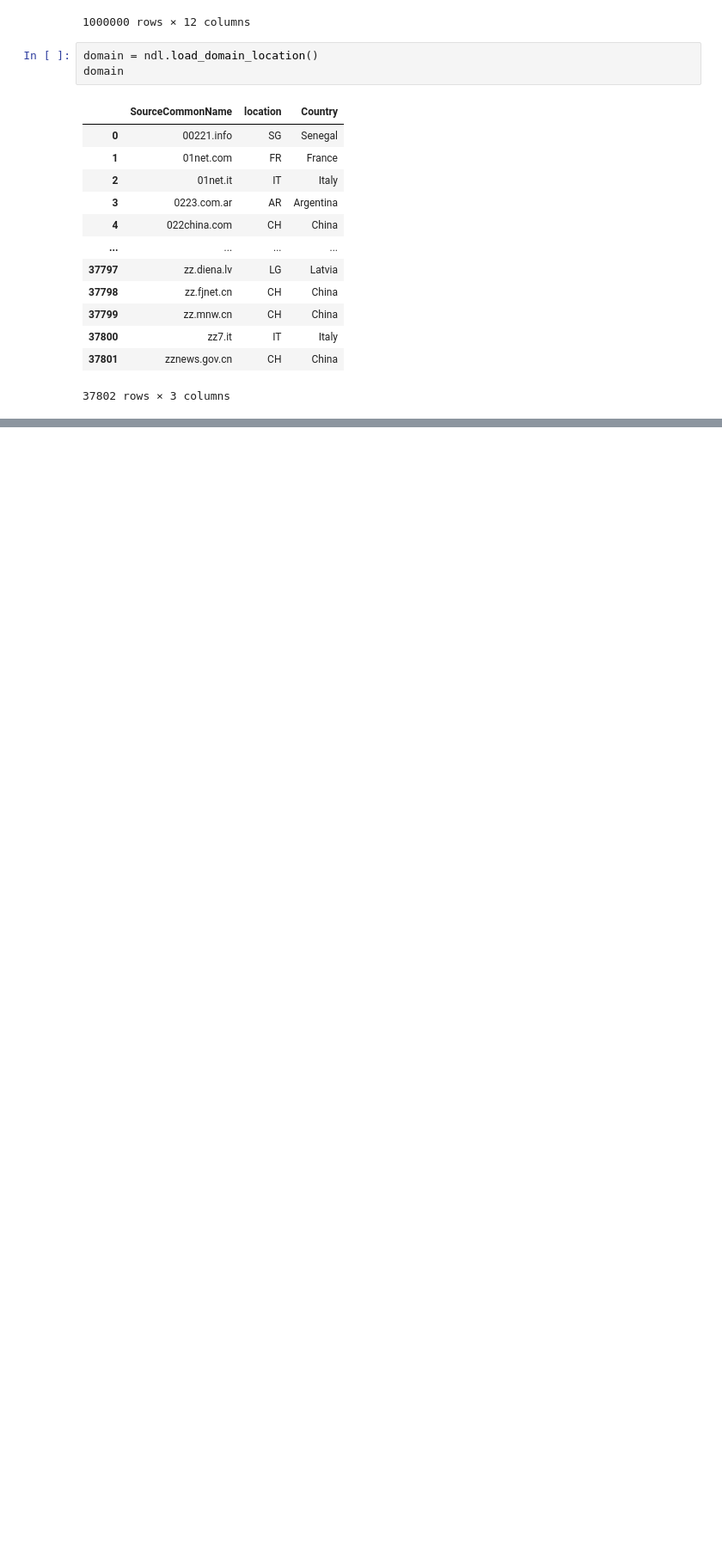
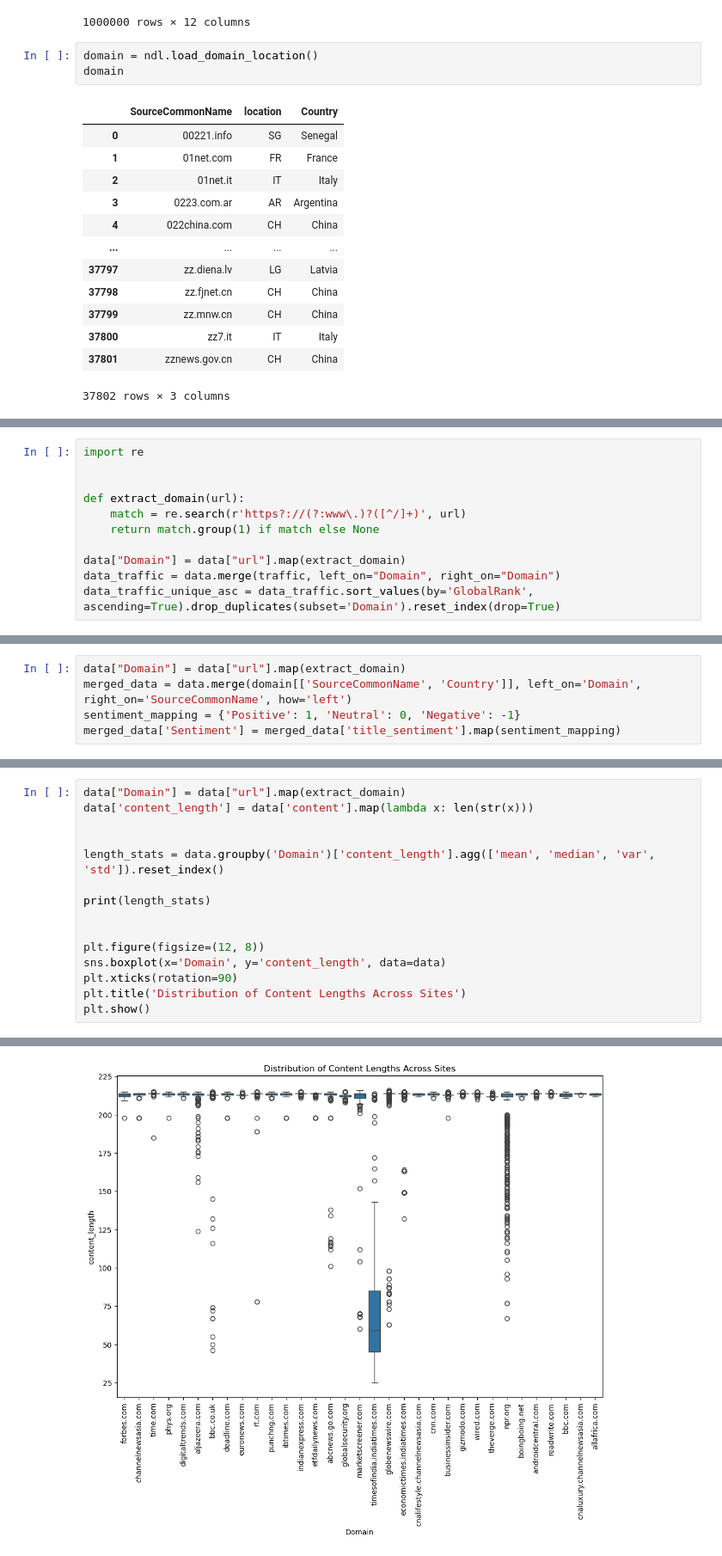
Before and after one commit to mekbibisdone/news_correlation, a Jupyter notebook: notebooks/news_data_view.ipynb, the cells around one changed output, grey strips where cells are left out. Shown at 86% size. Cells and saved outputs as stored; diff of their text form; blank space fills up the shorter version.

```diff
--- a/notebooks/news_data_view.ipynb
+++ b/notebooks/news_data_view.ipynb
@@ -63,0 +108,11 @@ domain
+# %%
+import re
+
+
+def extract_domain(url):
+    match = re.search(r'https?://(?:www\.)?([^/]+)', url)
+    return match.group(1) if match else None
+
+data["Domain"] = data["url"].map(extract_domain)
+data_traffic = data.merge(traffic, left_on="Domain", right_on="Domain")
+data_traffic_unique_asc = data_traffic.sort_values(by='GlobalRank', ascending=True).drop_duplicates(subset='Domain').reset_index(drop=True)
@@ -63,0 +261,5 @@ domain
+# %%
+data["Domain"] = data["url"].map(extract_domain)
+merged_data = data.merge(domain[['SourceCommonName', 'Country']], left_on='Domain', right_on='SourceCommonName', how='left')
+sentiment_mapping = {'Positive': 1, 'Neutral': 0, 'Negative': -1}
+merged_data['Sentiment'] = merged_data['title_sentiment'].map(sentiment_mapping)
@@ -63,0 +411,16 @@ domain
+# %%
+data["Domain"] = data["url"].map(extract_domain)
+data['content_length'] = data['content'].map(lambda x: len(str(x)))
+
+
+length_stats = data.groupby('Domain')['content_length'].agg(['mean', 'median', 'var', 'std']).reset_index()
+
+print(length_stats)
+
+
+plt.figure(figsize=(12, 8))
+sns.boxplot(x='Domain', y='content_length', data=data)
+plt.xticks(rotation=90)
+plt.title('Distribution of Content Lengths Across Sites')
+plt.show()
+# %% [output]
@@ -63,0 +444 @@ domain
+[figure, added]
```
Also changed, not shown: parts of 53 cells of this notebook.
